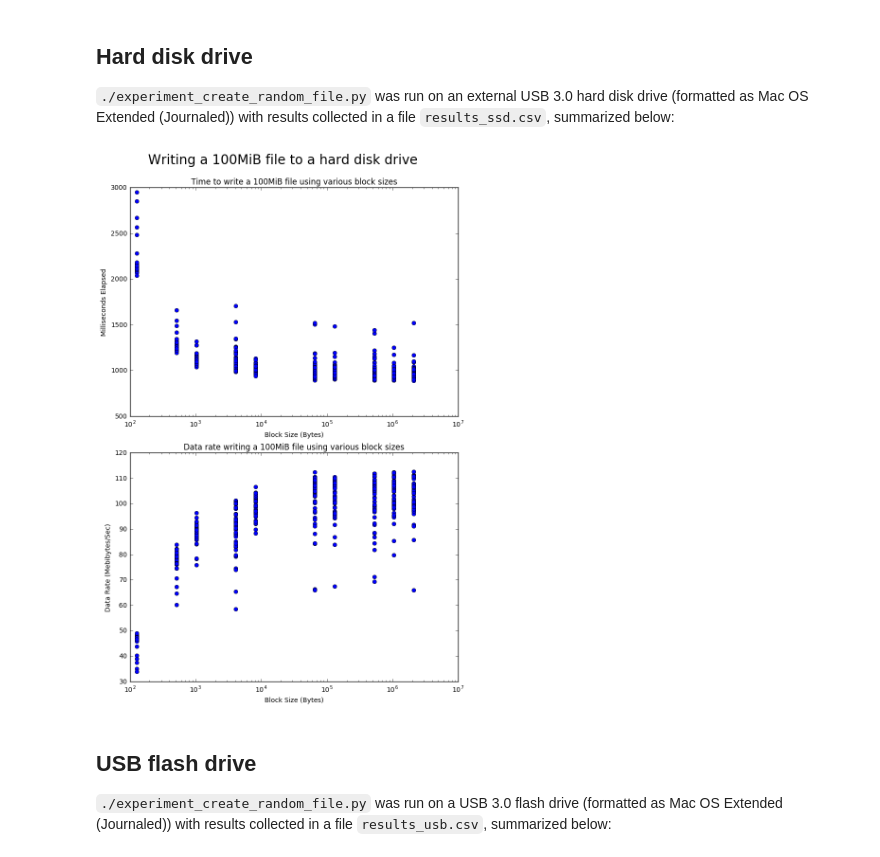
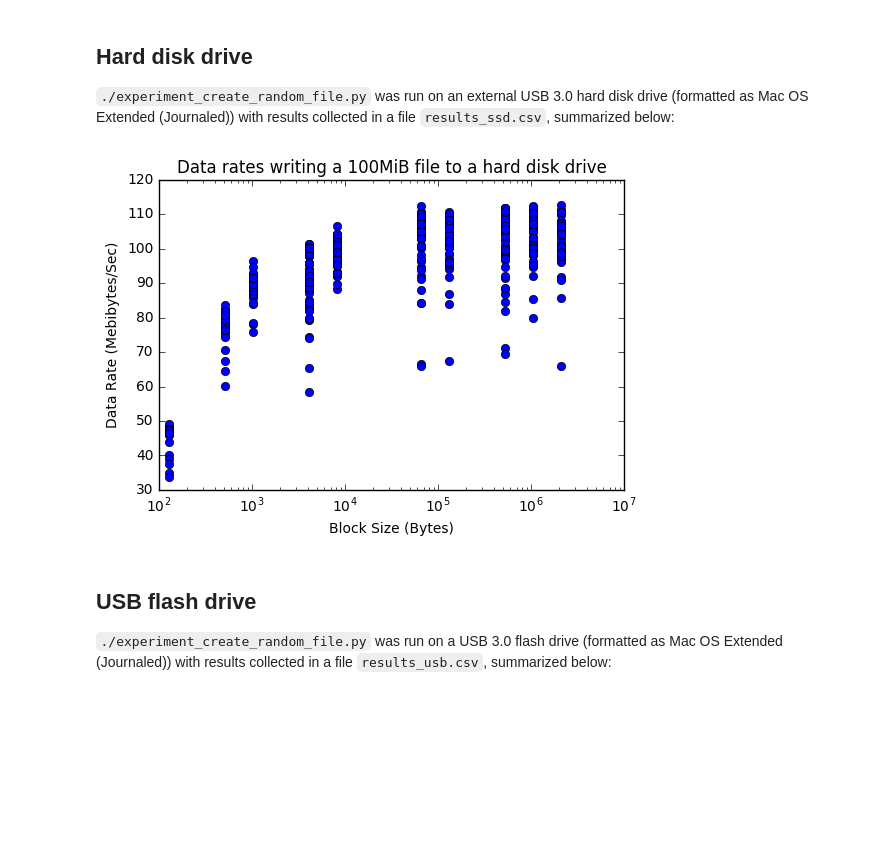
Before and after one commit to elliottsj/csc443-a1, a Jupyter notebook: CSC443 Assignment 1.ipynb, the cells around one changed output. Cells and saved outputs as stored; diff of their text form; code cells hidden in the pictures; blank space fills up the shorter version.

```diff
--- a/CSC443 Assignment 1.ipynb
+++ b/CSC443 Assignment 1.ipynb
@@ -89,42 +68,21 @@ The data rates appear to increase up until the block size of 64 KiB, after which
 # %%
 %matplotlib inline
 
 with open('./results_hdd_write.csv') as csvfile:
     x, y, rates = get_data(csvfile)
 
-    plt.figure(figsize=(8, 12))
-
-    plt.suptitle(
-        'Writing a 100MiB file to a hard disk drive',
-        fontsize=20,
-    )
-
-    plt.subplot2grid((4, 4), (0, 0), rowspan=2, colspan=4)
     plt.title(
-        'Time to write a 100MiB file ' +
-        'using various block sizes'
-    )
-    plt.xlabel('Block Size (Bytes)')
-    plt.ylabel('Milliseconds Elapsed')
-    plt.xscale('log')
-    plt.tight_layout()
-    plt.plot(x, y, 'bo')
-
-    plt.subplot2grid((4, 4), (2, 0), rowspan=2, colspan=4)
-    plt.title(
-        'Data rate writing a 100MiB file ' +
-        'using various block sizes'
+        'Data rates writing a 100MiB file ' +
+        'to a hard disk drive'
     )
     plt.xlabel('Block Size (Bytes)')
     plt.ylabel('Data Rate (Mebibytes/Sec)')
     plt.xscale('log')
-    plt.tight_layout()
     plt.plot(x, rates, 'bo')
 
-    plt.subplots_adjust(top=0.92)
     plt.show()
 # %% [output]
-[figure, old version]
+[figure, new version]
 # %% [markdown]
 ## USB flash drive
 `./experiment_create_random_file.py` was run on a USB 3.0 flash drive (formatted as Mac OS Extended (Journaled)) with results collected in a file `results_usb.csv`, summarized below:
```
Also changed, not shown: parts of 9 cells of this notebook.
